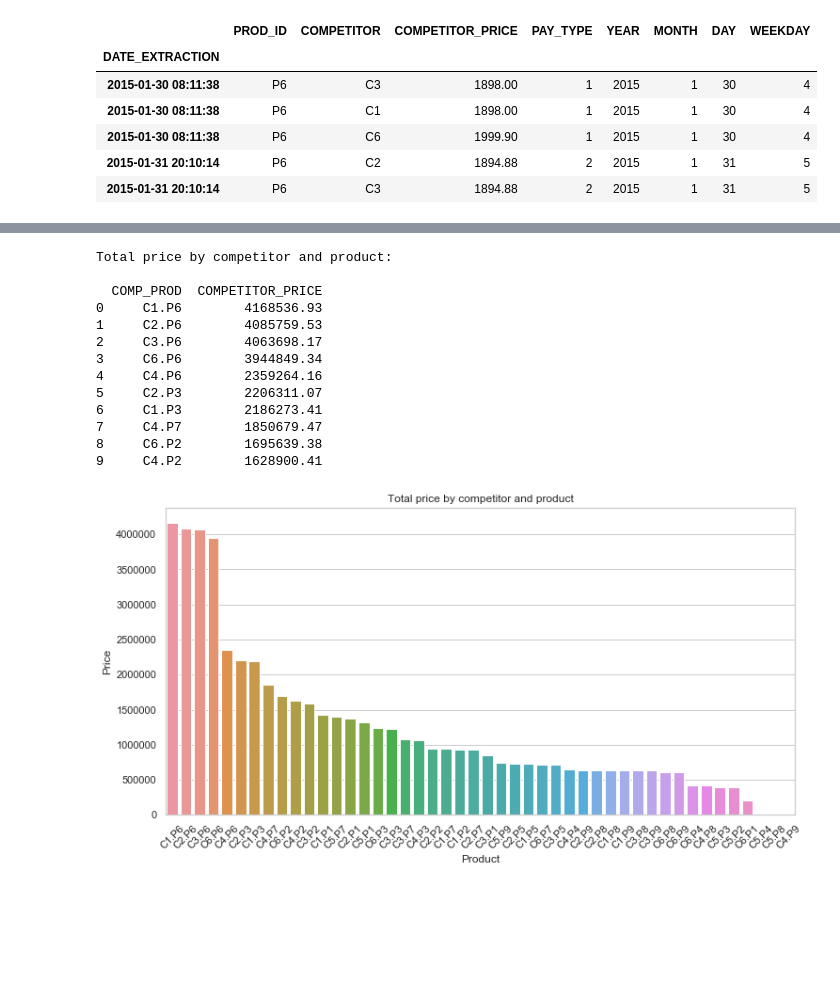
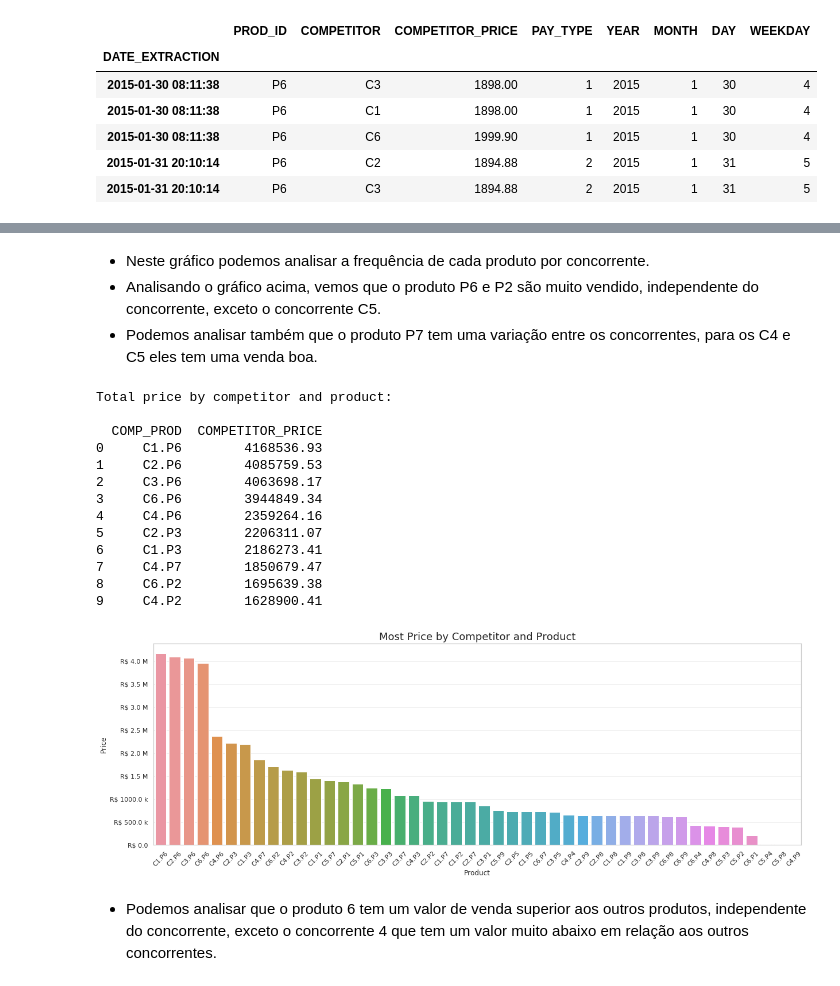
Before and after one commit to lsnascimento/challenge, a Jupyter notebook: work.ipynb, the cells around one changed output, grey strips where cells are left out. Cells and saved outputs as stored; diff of their text form; code cells hidden in the pictures; blank space fills up the shorter version.

```diff
--- a/work.ipynb
+++ b/work.ipynb
@@ -22,6 +26,7 @@ df_sales['MONTH'] = df_sales['DATE_ORDER'].dt.month
 df_sales['DAY'] = df_sales['DATE_ORDER'].dt.day
 df_sales['WEEKDAY'] = df_sales['DATE_ORDER'].dt.weekday
 
+df_comp['DATE'] = df_comp['DATE_EXTRACTION'].dt.date
 df_comp['YEAR'] = df_comp['DATE_EXTRACTION'].dt.year
 df_comp['MONTH'] = df_comp['DATE_EXTRACTION'].dt.month
 df_comp['DAY'] = df_comp['DATE_EXTRACTION'].dt.day
@@ -179,0 +196,10 @@ dtype: float64
+# %%
+def y_fmt_value(tick_val, pos):
+    if int(tick_val) > 1000000:
+        val = int(tick_val) / 1000000
+        return 'R$ %1.1f M' % val
+    elif int(tick_val) > 1000:
+        val = int(tick_val) / 1000
+        return 'R$ %1.1f k' % val
+
+    return 'R$ %.1f' % tick_val
@@ -1214,3 +1362,7 @@ Total price by product:
+# %% [markdown]
+- Neste gráfico podemos analisar a frequência de cada produto por concorrente.
+- Analisando o gráfico acima, vemos que o produto P6 e P2 são muito vendido, independente do concorrente, exceto o concorrente C5.
+- Podemos analisar também que o produto P7 tem uma variação entre os concorrentes, para os C4 e C5 eles tem uma venda boa.
 # %%
 df = df_comp \
         .groupby('COMP_PROD')['COMPETITOR_PRICE'] \
@@ -1221,33 +1373,39 @@ df = df_comp \
 
 print('Total price by competitor and product:')
 
 print('')
 print(df[:10])
 print('')
 
-plt.figure(figsize=(12, 6))
+fig, ax = plt.subplots()
+
+fig.set_size_inches((18, 6))
 
 sns.barplot(x='COMP_PROD', y='COMPETITOR_PRICE', data=df)
 
-plt.title('Total price by competitor and product')
+plt.title('Most Price by Competitor and Product', fontsize=18)
 plt.xlabel('Product')
 plt.ylabel('Price')
+
+ax.yaxis.set_major_formatter(FuncFormatter(y_fmt_value))
 
 plt.xticks(rotation=45)
 
 plt.show()
 # %% [output]
 Total price by competitor and product:
 
   COMP_PROD  COMPETITOR_PRICE
 0     C1.P6        4168536.93
 1     C2.P6        4085759.53
 2     C3.P6        4063698.17
 3     C6.P6        3944849.34
 4     C4.P6        2359264.16
 5     C2.P3        2206311.07
 6     C1.P3        2186273.41
 7     C4.P7        1850679.47
 8     C6.P2        1695639.38
 9     C4.P2        1628900.41
-[figure, old version]
+[figure, new version]
+# %% [markdown]
+- Podemos analisar que o produto 6 tem um valor de venda superior aos outros produtos, independente do concorrente, exceto o concorrente 4 que tem um valor muito abaixo em relação aos outros concorrentes.
```
Also changed, not shown: parts of 76 cells of this notebook.
